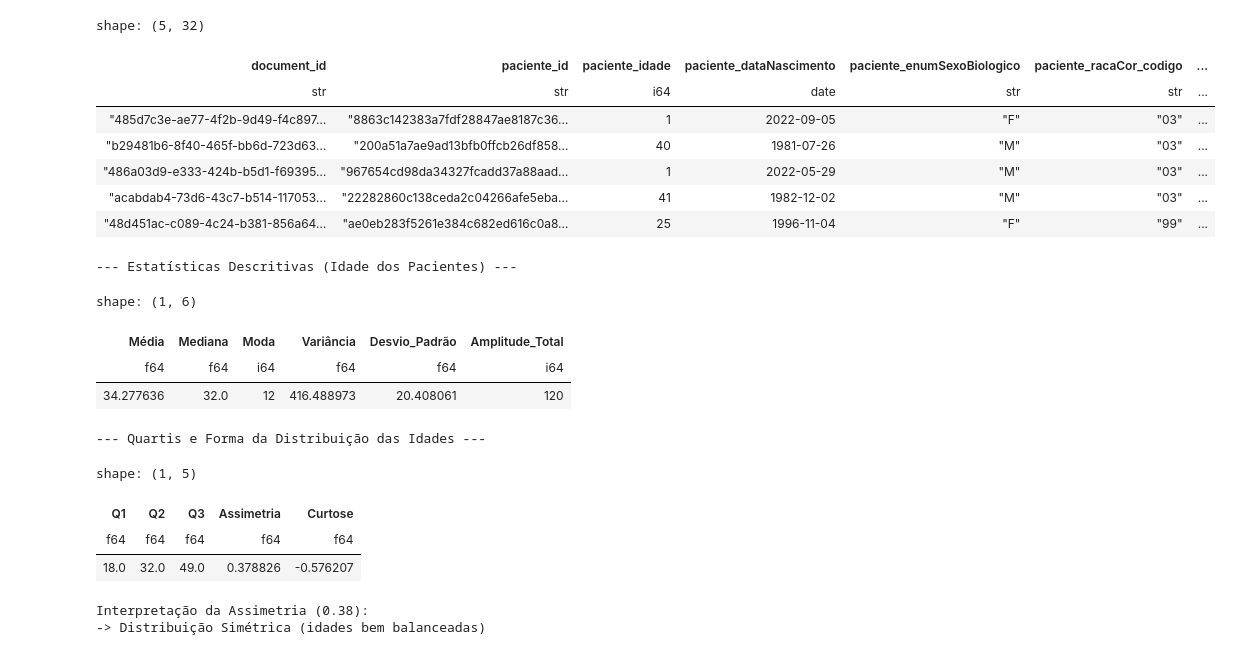
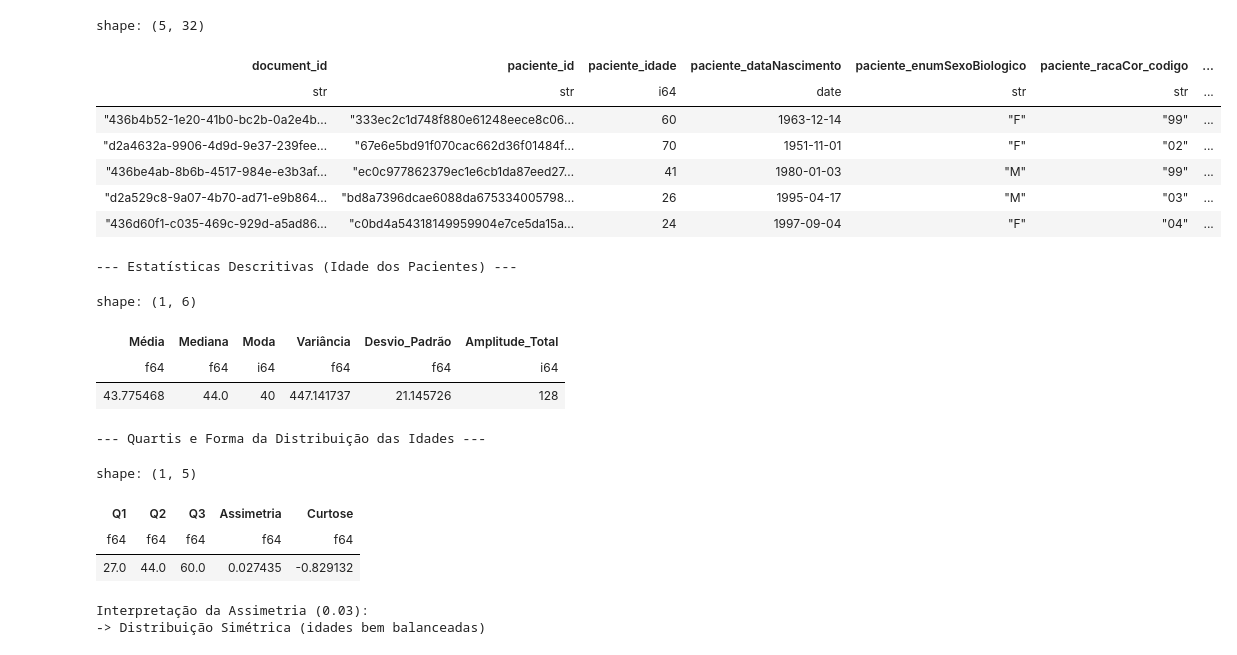
Before and after one commit to diogomedina-icloud/Analisededadosdiogo, a Jupyter notebook: UC2/projetopart2/Painel Estatístico.ipynb, the cells around one changed output. Cells and saved outputs as stored; diff of their text form; code cells hidden in the pictures.

```diff
--- a/UC2/projetopart2/Painel Estatístico.ipynb
+++ b/UC2/projetopart2/Painel Estatístico.ipynb
@@ -5,25 +5,25 @@ import seaborn as sns
 # %%
 import polars as pl
 
 inicial = (
-    pl.scan_parquet(r"C:\Users\Usuario\OneDrive\Documentos\Covid_AP.parquet")
+    pl.scan_parquet(r"C:\Users\diogo.durao\Documents\covid_rj.parquet")
     .with_columns(
         pl.col("paciente_idade").cast(pl.Int64, strict=False),
         pl.col("paciente_dataNascimento").str.to_date("%Y-%m-%d", strict=False),
         pl.col("vacina_dataAplicacao").str.to_date("%Y-%m-%d", strict=False)
     )
 )
 
 display(inicial.collect().head())
 # %% [output]
 shape: (5, 32)
 | document_id | paciente_id | paciente_idade | paciente_dataNascimento | paciente_enumSexoBiologico | paciente_racaCor_codigo | ... |
 | str | str | i64 | date | str | str | ... |
-| "485d7c3e-ae77-4f2b-9d49-f4c897… | "8863c142383a7fdf28847ae8187c36… | 1 | 2022-09-05 | "F" | "03" | ... |
-| "b29481b6-8f40-465f-bb6d-723d63… | "200a51a7ae9ad13bfb0ffcb26df858… | 40 | 1981-07-26 | "M" | "03" | ... |
-| "486a03d9-e333-424b-b5d1-f69395… | "967654cd98da34327fcadd37a88aad… | 1 | 2022-05-29 | "M" | "03" | ... |
-| "acabdab4-73d6-43c7-b514-117053… | "22282860c138ceda2c04266afe5eba… | 41 | 1982-12-02 | "M" | "03" | ... |
-| "48d451ac-c089-4c24-b381-856a64… | "ae0eb283f5261e384c682ed616c0a8… | 25 | 1996-11-04 | "F" | "99" | ... |
+| "436b4b52-1e20-41b0-bc2b-0a2e4b… | "333ec2c1d748f880e61248eece8c06… | 60 | 1963-12-14 | "F" | "99" | ... |
+| "d2a4632a-9906-4d9d-9e37-239fee… | "67e6e5bd91f070cac662d36f01484f… | 70 | 1951-11-01 | "F" | "02" | ... |
+| "436be4ab-8b6b-4517-984e-e3b3af… | "ec0c977862379ec1e6cb1da87eed27… | 41 | 1980-01-03 | "M" | "99" | ... |
+| "d2a529c8-9a07-4b70-ad71-e9b864… | "bd8a7396dcae6088da675334005798… | 26 | 1995-04-17 | "M" | "03" | ... |
+| "436d60f1-c035-469c-929d-a5ad86… | "c0bd4a54318149959904e7ce5da15a… | 24 | 1997-09-04 | "F" | "04" | ... |
 # %%
 """Métricas: Média, Mediana, Moda, Variância, Desvio Padrão, Amplitude"""
 
@@ -54,7 +54,7 @@ display(metricas1)
 shape: (1, 6)
 | Média | Mediana | Moda | Variância | Desvio_Padrão | Amplitude_Total |
 | f64 | f64 | i64 | f64 | f64 | i64 |
-| 34.277636 | 32.0 | 12 | 416.488973 | 20.408061 | 120 |
+| 43.775468 | 44.0 | 40 | 447.141737 | 21.145726 | 128 |
 # %%
 '''Forma e Posição: Assimetria, Curtose e Quartis'''
 
@@ -91,8 +91,8 @@ else:
 shape: (1, 5)
 | Q1 | Q2 | Q3 | Assimetria | Curtose |
 | f64 | f64 | f64 | f64 | f64 |
-| 18.0 | 32.0 | 49.0 | 0.378826 | -0.576207 |
+| 27.0 | 44.0 | 60.0 | 0.027435 | -0.829132 |
-Interpretação da Assimetria (0.38):
+Interpretação da Assimetria (0.03):
 -> Distribuição Simétrica (idades bem balanceadas)
 # %%
 '''Outliers'''
```
Also changed, not shown: parts of 5 cells of this notebook, 11 other files.
